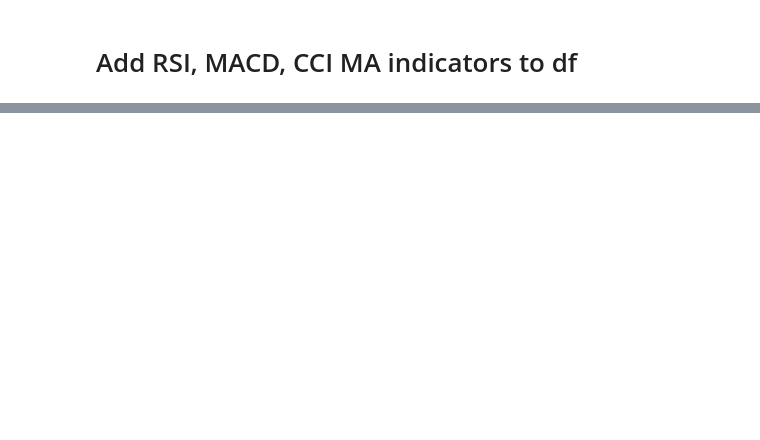
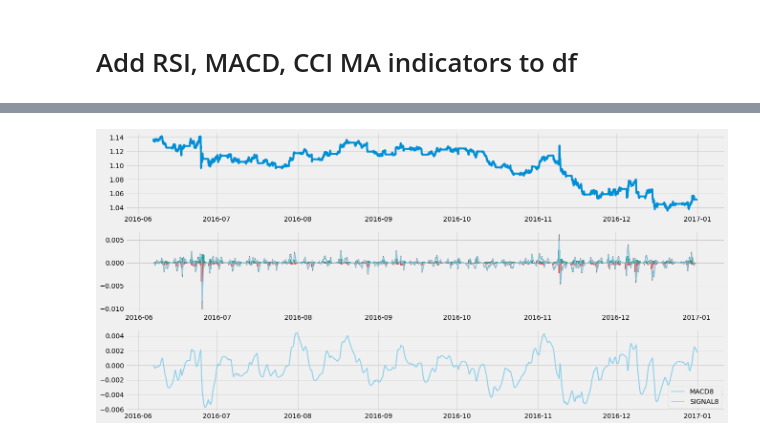
Before and after one commit to ayoubbensakhria/finance_algo, a Jupyter notebook: FXPROBOT.ipynb, the cells around one changed output, grey strips where cells are left out. Cells and saved outputs as stored; diff of their text form; code cells hidden in the pictures; blank space fills up the shorter version.

Commit message:
Add macd

```diff
--- a/FXPROBOT.ipynb
+++ b/FXPROBOT.ipynb
@@ -92,0 +44,42 @@ df
+# %%
+def get_macd(df, slow, fast, smooth):
+    exp1 = df['Close'].ewm(span = fast, adjust = False).mean()
+    exp2 = df['Close'].ewm(span = slow, adjust = False).mean()
+    exp1_8 = df['Close'].ewm(span = fast*8, adjust = False).mean()
+    exp2_8 = df['Close'].ewm(span = slow*8, adjust = False).mean()
+    # 30Mn MACD
+    df['macd'] = pd.DataFrame(exp1 - exp2)
+    df['signal']  = pd.DataFrame(df['macd'].ewm(span = smooth, adjust = False).mean())
+    df['hist'] = pd.DataFrame(df['macd'] - df['signal'])
+    # 4Hour MACD
+    df['macd8'] = pd.DataFrame(exp1_8 - exp2_8)
+    df['signal8']  = pd.DataFrame(df['macd8'].ewm(span = smooth, adjust = False).mean())
+    df['hist8'] = pd.DataFrame(df['macd8'] - df['signal8'])
+    return df
+
+macd = get_macd(df.tail(10000), 26, 12, 9)
+macd.tail()
+# %%
+# Plot MACD
+def plot_macd(prices, df):
+    ax1 = plt.subplot2grid((3,1), (0,0),  colspan = 1)
+    ax2 = plt.subplot2grid((3,1), (1,0), colspan = 1)
+    ax3 = plt.subplot2grid((3,1), (2,0), colspan = 1)
+
+    ax1.plot(prices)
+    ax2.plot(df['macd'], color = 'grey', linewidth = 1.5, label = 'MACD')
+    ax2.plot(df['signal'], color = 'skyblue', linewidth = 1.5, label = 'SIGNAL')
+    ax3.plot(df['macd8'], color = 'black', linewidth = 1.5, label = 'MACD8')
+    ax3.plot(df['signal8'], color = 'blue', linewidth = 1.5, label = 'SIGNAL8')
+
+    for i in range(len(prices)):
+        if str(df['hist'][i])[0] == '-':
+            ax2.bar(prices.index[i], df['hist'][i], color = '#ef5350')
+        else:
+            ax2.bar(prices.index[i], df['hist'][i], color = '#26a69a')
+
+    plt.legend(loc = 'lower right')
+
+plot_macd(macd['Close'], macd)
+# %% [output]
+[figure, added]
```
Also changed, not shown: parts of 6 cells of this notebook.
